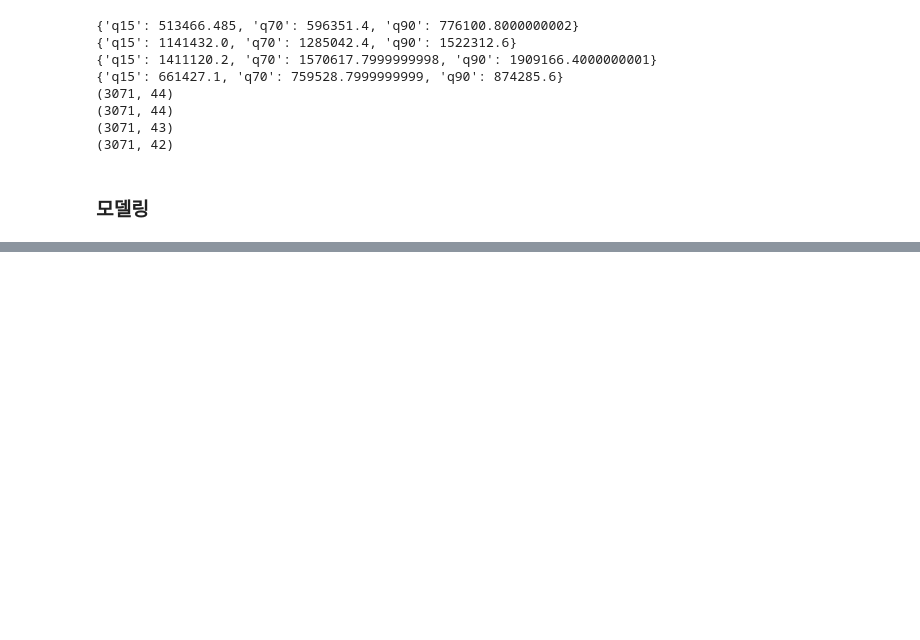
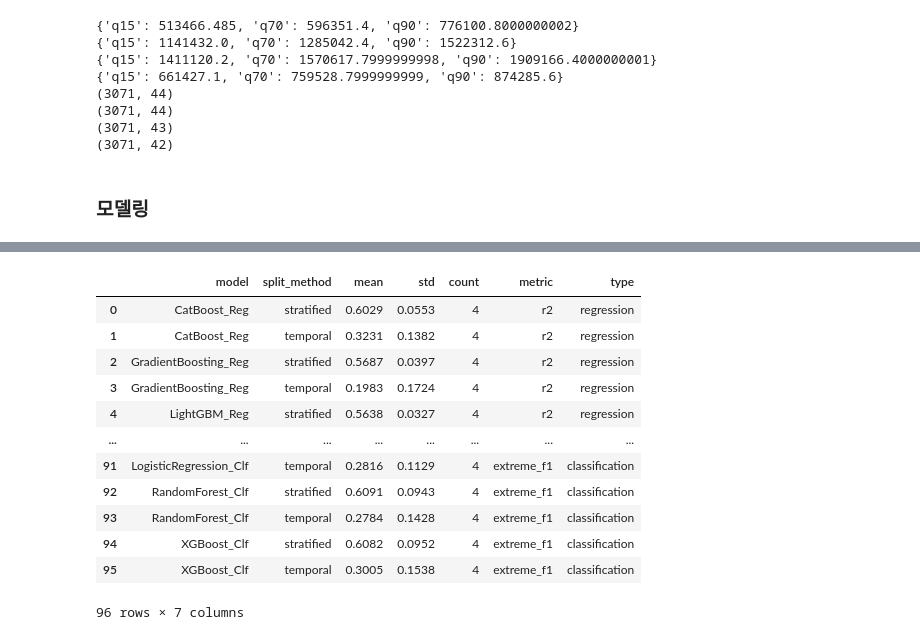
Before and after one commit to mimimoo02/youngwon, a Jupyter notebook: code/clean_code_modeling.ipynb, the cells around one changed output, grey strips where cells are left out. Drawn from its saved outputs; the diff is of its cells as text; code cells hidden in the pictures; blank space fills up the shorter version.

```diff
--- a/code/clean_code_modeling.ipynb
+++ b/code/clean_code_modeling.ipynb
@@ -1668,0 +3844,17 @@ analyze_stratified_comparison(results_df)
+# %%
+best_model_stratified = pd.read_csv('../data/results/stratified_comparison/stratified_summary_20250826_110215.csv', encoding='utf-8')
+best_model_stratified
+# %% [output]
+|  | model | split_method | mean | std | count | metric | type |
+| 0 | CatBoost_Reg | stratified | 0.6029 | 0.0553 | 4 | r2 | regression |
+| 1 | CatBoost_Reg | temporal | 0.3231 | 0.1382 | 4 | r2 | regression |
+| 2 | GradientBoosting_Reg | stratified | 0.5687 | 0.0397 | 4 | r2 | regression |
+| 3 | GradientBoosting_Reg | temporal | 0.1983 | 0.1724 | 4 | r2 | regression |
+| 4 | LightGBM_Reg | stratified | 0.5638 | 0.0327 | 4 | r2 | regression |
+| ... | ... | ... | ... | ... | ... | ... | ... |
+| 91 | LogisticRegression_Clf | temporal | 0.2816 | 0.1129 | 4 | extreme_f1 | classification |
+| 92 | RandomForest_Clf | stratified | 0.6091 | 0.0943 | 4 | extreme_f1 | classification |
+| 93 | RandomForest_Clf | temporal | 0.2784 | 0.1428 | 4 | extreme_f1 | classification |
+| 94 | XGBoost_Clf | stratified | 0.6082 | 0.0952 | 4 | extreme_f1 | classification |
+| 95 | XGBoost_Clf | temporal | 0.3005 | 0.1538 | 4 | extreme_f1 | classification |
+96 rows × 7 columns
```
Also changed, not shown: parts of 7 cells of this notebook.
